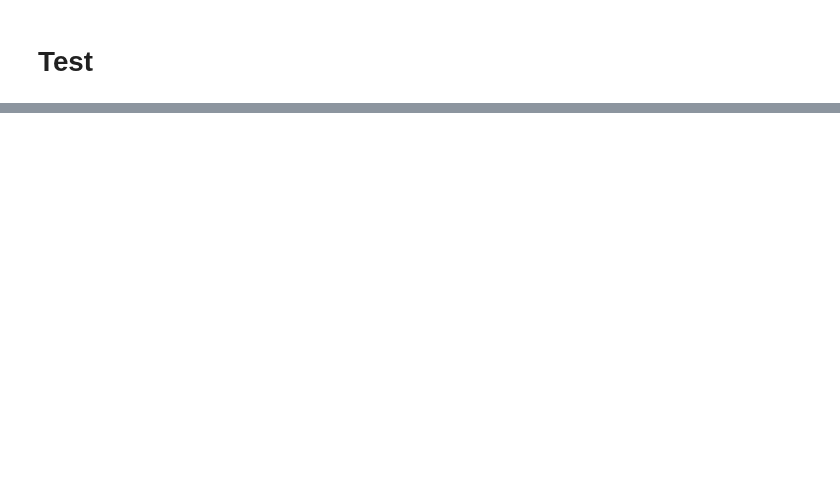
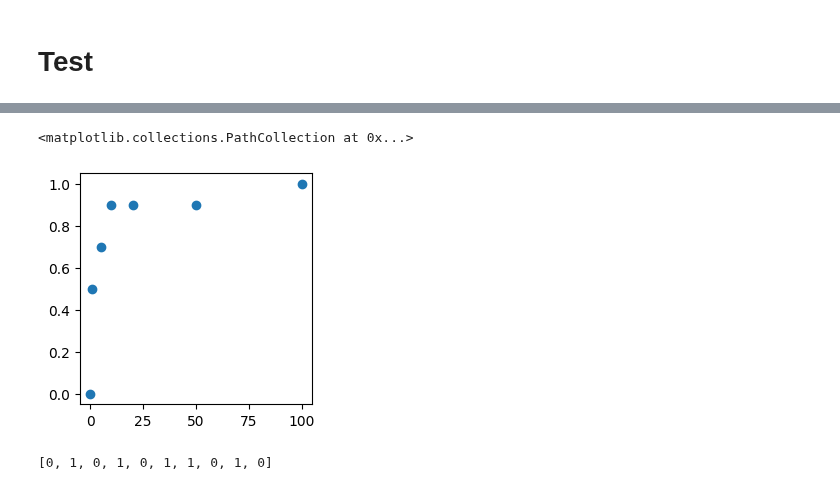
Before and after one commit to XingLLiu/robust-kernel-test, a Jupyter notebook: notebooks/NF.ipynb, the cells around one changed output, grey strips where cells are left out. Cells and saved outputs as stored; diff of their text form; code cells hidden in the pictures; blank space fills up the shorter version.

```diff
--- a/notebooks/NF.ipynb
+++ b/notebooks/NF.ipynb
@@ -193,5 +398,28 @@ std: 100.0
 # %% [markdown]
 # Test
+# %%
+n = 500
+seed_ls = [0, 9, 18, 27, 36]
+std_ls = [0., 1., 5., 10., 20., 50., 100.]
+
+samples_res = {s: [] for s in std_ls}
+scores_res = {s: [] for s in std_ls}
+hvp_res = {s: [] for s in std_ls}
+# hvp_res = {s: np.empty([len(seed_ls)*2, n, 28**2) for s in std_ls}
+for s in seed_ls:
+    samples_res_sub = pickle.load(open(f"../data/nf/samples_res_n{n}_seed{s}.pkl", "rb"))
+    scores_res_sub = pickle.load(open(f"../data/nf/scores_res_n{n}_seed{s}.pkl", "rb"))
+    hvp_res_sub = pickle.load(open(f"../data/nf/hvp_res_n{n}_seed{s}.pkl", "rb"))
+
+    for std in std_ls:
+        samples_res[std].append(samples_res_sub[std])
+        scores_res[std].append(scores_res_sub[std])
+        hvp_res[std].append(hvp_res_sub[std])
+
+for std in std_ls:
+    samples_res[std] = np.concatenate(samples_res[std], 0)
+    scores_res[std] = np.concatenate(scores_res[std], 0)
+    hvp_res[std] = np.concatenate(hvp_res[std], 0)
 # %%
 n = 200
 std = 20.
@@ -211,0 +438,28 @@ Array(0.001998, dtype=float32, weak_type=True)
+# %%
+# std = 0
+n_exp = 500
+
+res = {"rbf": []}
+for std in std_ls:
+    res_sub = exp_utils.run_tests(
+        samples=samples_res[std][:, :n_exp],
+        scores=scores_res[std][:, :n_exp],
+        hvps=hvp_res[std][:, :n_exp],
+        theta=0.1,
+        bw="med",
+        verbose=True,
+    )
+    res["rbf"].append(res_sub["rbf"])
+# %%
+# n = 200
+res_rej = [np.mean(rr["rej"]) for rr in res["rbf"]]
+
+_, ax = plt.subplots(figsize=(3, 3))
+ax.scatter(std_ls, res_rej)
+# %% [output]
+<matplotlib.collections.PathCollection at 0x...>
+[figure, added]
+# %%
+res["rbf"][0]["rej"]
+# %% [output]
+[0, 1, 0, 1, 0, 1, 1, 0, 1, 0]
```
Also changed, not shown: parts of 40 cells of this notebook, 5 other files.
